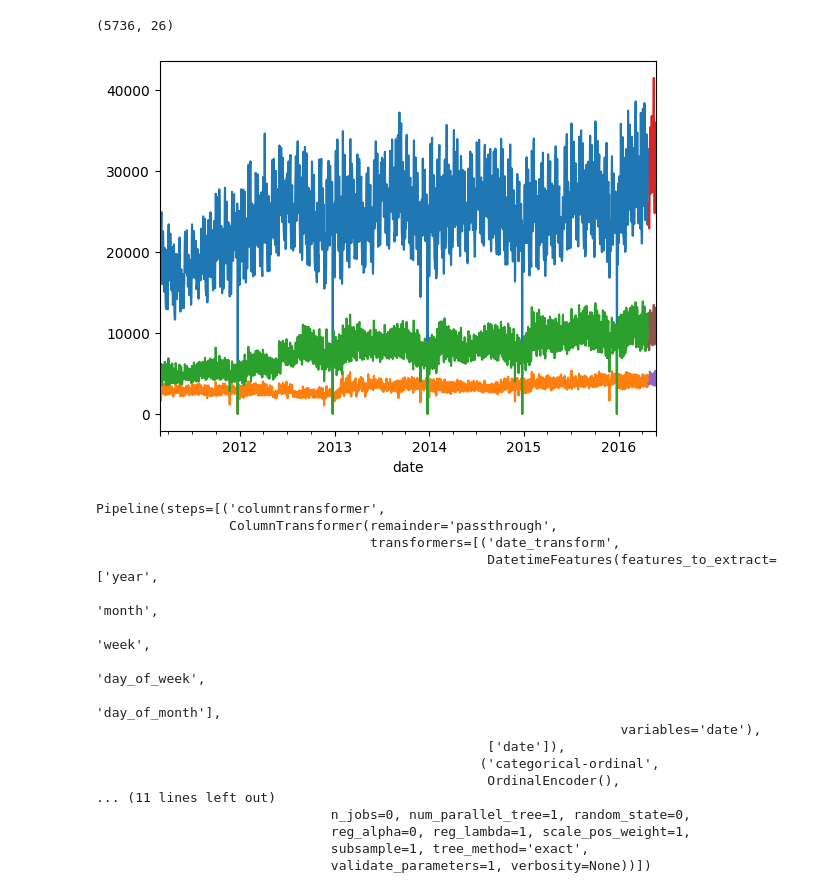
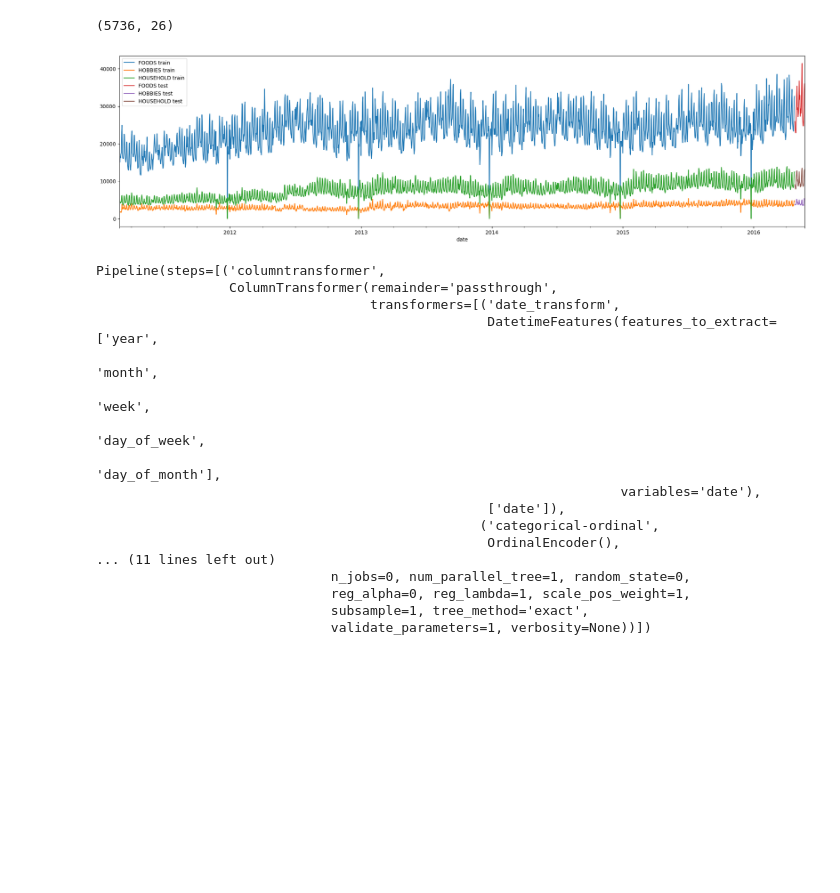
Before and after one commit to ignacio-marin/time-series-ml, a Jupyter notebook: nbs/walmart/cat_id_draft.ipynb, the cells around one changed output. Cells and saved outputs as stored; diff of their text form; code cells hidden in the pictures; blank space fills up the shorter version.

Commit message:
Improve train-test plots

```diff
--- a/nbs/walmart/cat_id_draft.ipynb
+++ b/nbs/walmart/cat_id_draft.ipynb
@@ -39,12 +39,15 @@ def multi_ts_train_test_split(X, y, window_split): ## test_size equal to the tim
 targets = ['y_0', 'y_1', 'y_2', 'y_3', 'y_4', 'y_5', 'y_6', 'y_7','y_8', 'y_9', 'y_10', 'y_11', 'y_12', 'y_13']
 X_train, X_test, y_train, y_test = \
     multi_ts_train_test_split(df.set_index('date', drop=False), df.set_index('date', drop=False)[targets], 28)
-# %%
-X_train.groupby('cat_id')['y_0'].plot()
-X_test.groupby('cat_id')['y_0'].plot()
-plt.show()
-# %% [output]
-[figure, removed]
+# %%
+fig, ax= plt.subplots(figsize=(24,6))
+for name, group in X_train.groupby('cat_id'):
+    group.plot(y = 'y_0', ax=ax, label=f'{name} train')
+for name, group in X_test.groupby('cat_id'):
+    group.plot(y = 'y_0', ax=ax, label=f'{name} test')
+plt.show()
+# %% [output]
+[figure, added]
 # %%
 categorical_columns_ohe = ['cat_id']
 categorical_columns_ordinal = ['event_name_1', 'event_name_2']
```
Also changed, not shown: parts of 1 cell of this notebook.
